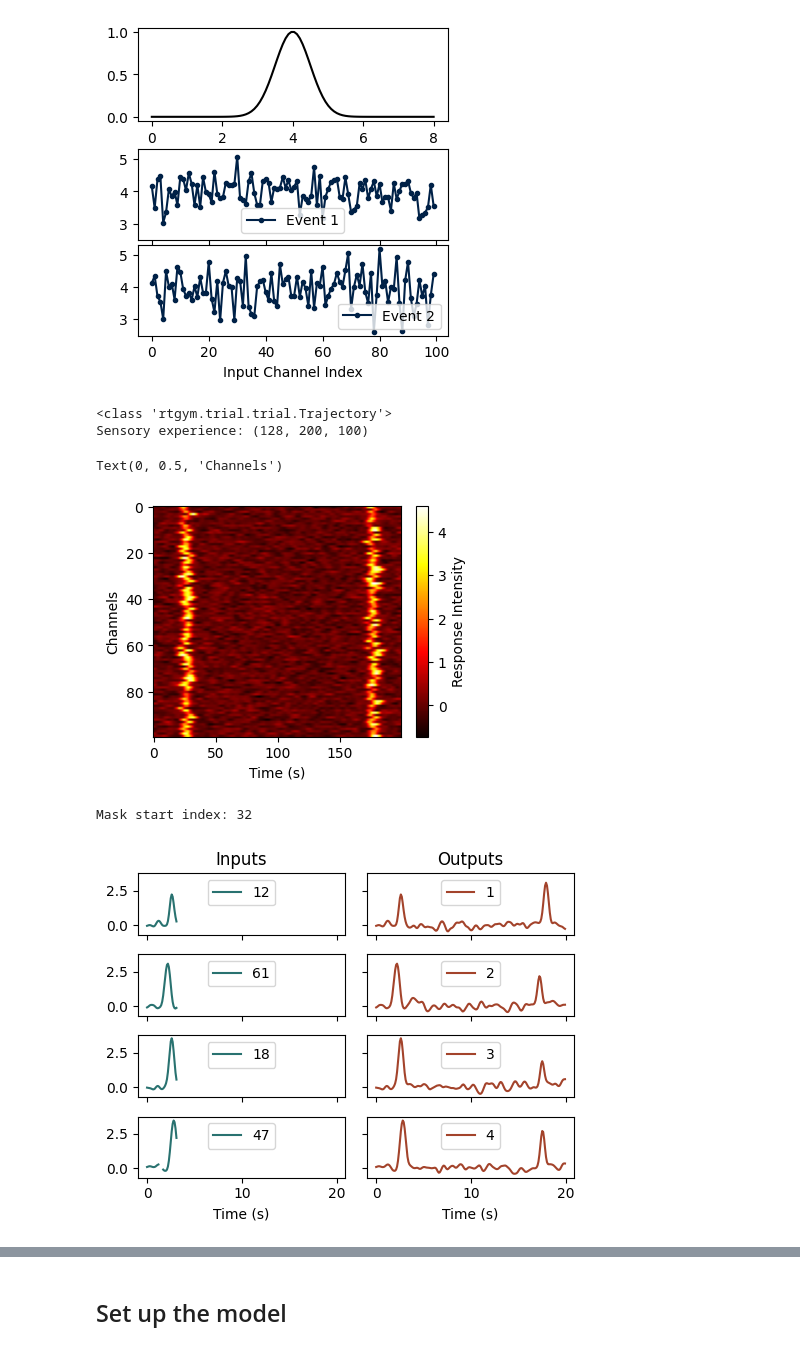
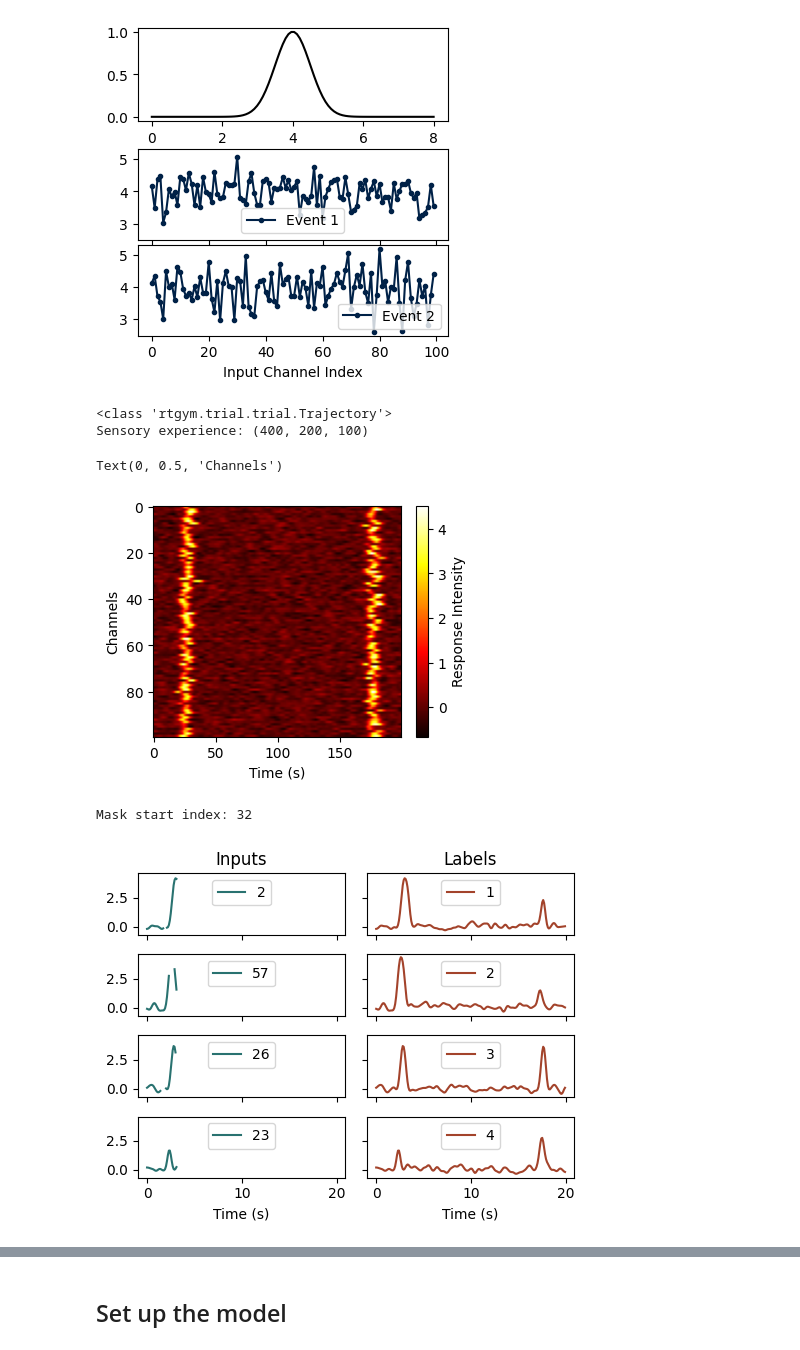
Before and after one commit to qrsyu/STCell, a Jupyter notebook: code/time_exp/2TS.ipynb, the cells around one changed output, grey strips where cells are left out. Drawn from its saved outputs; the diff is of its cells as text; code cells hidden in the pictures.

```diff
--- a/code/time_exp/2TS.ipynb
+++ b/code/time_exp/2TS.ipynb
@@ -32,7 +32,7 @@ x = np.linspace(0, 8, 100)
 mu, sigma = 4.0, 0.5
 y = np.exp(-(x - mu)**2 / (2 * sigma**2))
 # %%
-B, T, D = 128, 200, 100
+B, T, D = 400, 200, 100
 
 rng1 = np.random.default_rng(seed=42)  # For reproducibility
 rng2 = np.random.default_rng(seed=43)  # For reproducibility
@@ -107,7 +107,7 @@ time_res = gym.trial.get_responses(keys='time')
 print('Sensory experience:', time_res.shape)
 # %% [output]
 <class 'rtgym.trial.trial.Trajectory'>
-Sensory experience: (128, 200, 100)
+Sensory experience: (400, 200, 100)
 # %%
 plt.figure(figsize=(4, 3))
 plt.imshow(time_res[0].T, aspect='auto', cmap='hot')
@@ -116,7 +116,7 @@ plt.xlabel('Time (s)')
 plt.ylabel('Channels')
 # %% [output]
 Text(0, 0.5, 'Channels')
-[figure, old version]
+[figure, new version]
 # %%
 # Mask the inputs
 from rtgym.utils.masking import Masking
@@ -142,25 +142,25 @@ Mask start index: 32
 # %%
 fig, ax = plt.subplots(4, 2, figsize=(5, 4), sharex=True, sharey=True)
 rand_D = np.random.choice(D, size=4, replace=False)
 for i, channel in enumerate(rand_D):
     ax[i][0].plot(np.arange(inputs.shape[1]) * temp_reso / 1000,
                   np.where(inputs[0, :, channel] == 0, np.nan, inputs[0, :, channel]),
                   label=f'{channel}', color='#297270')
     ax[i][0].legend(loc='upper center')
 
     ax[i][1].plot(np.arange(time_res.shape[1]) * temp_reso / 1000,
                   time_res[0, :, channel],
                   label=f'{i+1}', color='#A3432B')
     ax[i][1].legend(loc='upper center')
 
 ax[0][0].set_title('Inputs')
-ax[0][1].set_title('Outputs')
+ax[0][1].set_title('Labels')
 ax[-1][0].set_xlabel('Time (s)')
 ax[-1][1].set_xlabel('Time (s)')
 plt.tight_layout()
 plt.savefig('time_exp.png', dpi=300, transparent=True)
 # %% [output]
-[figure, old version]
+[figure, new version]
 # %%
 # Split the data to training and test set along axis=1
 from torch.utils.data import DataLoader, TensorDataset
```
Also changed, not shown: parts of 7 cells of this notebook, 2 other files.
